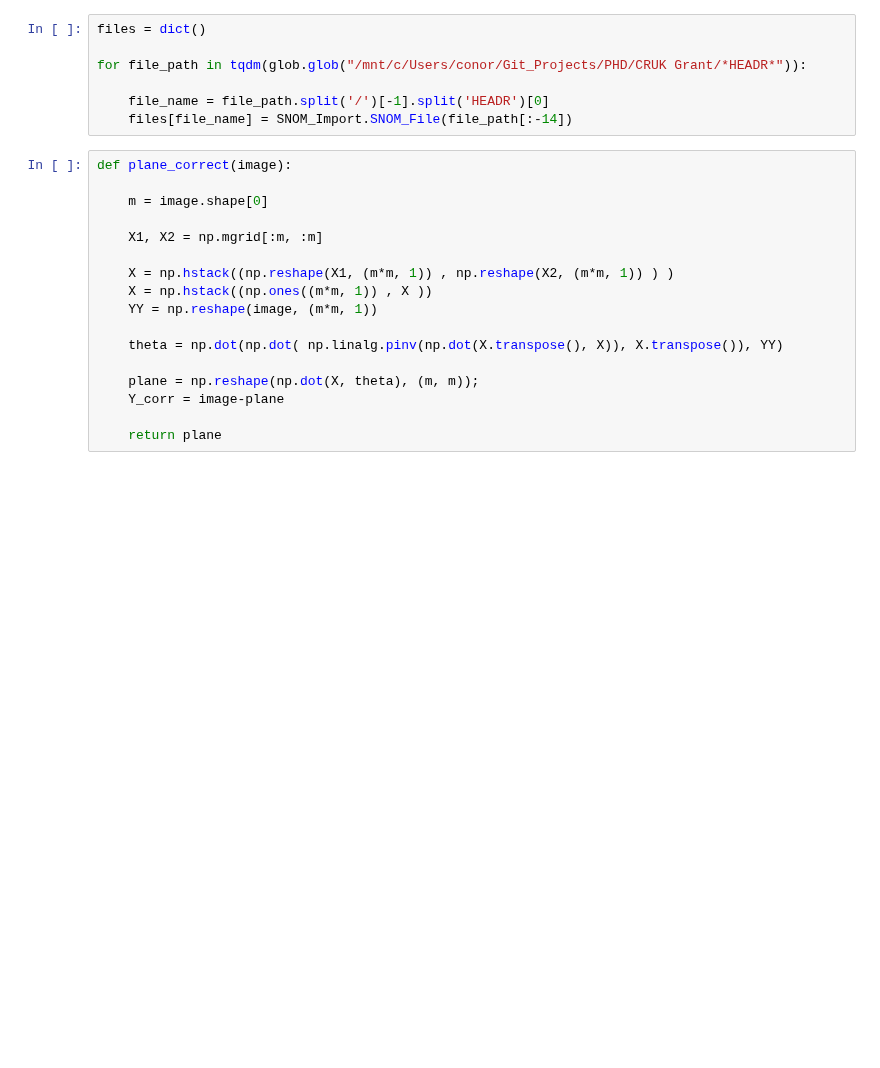
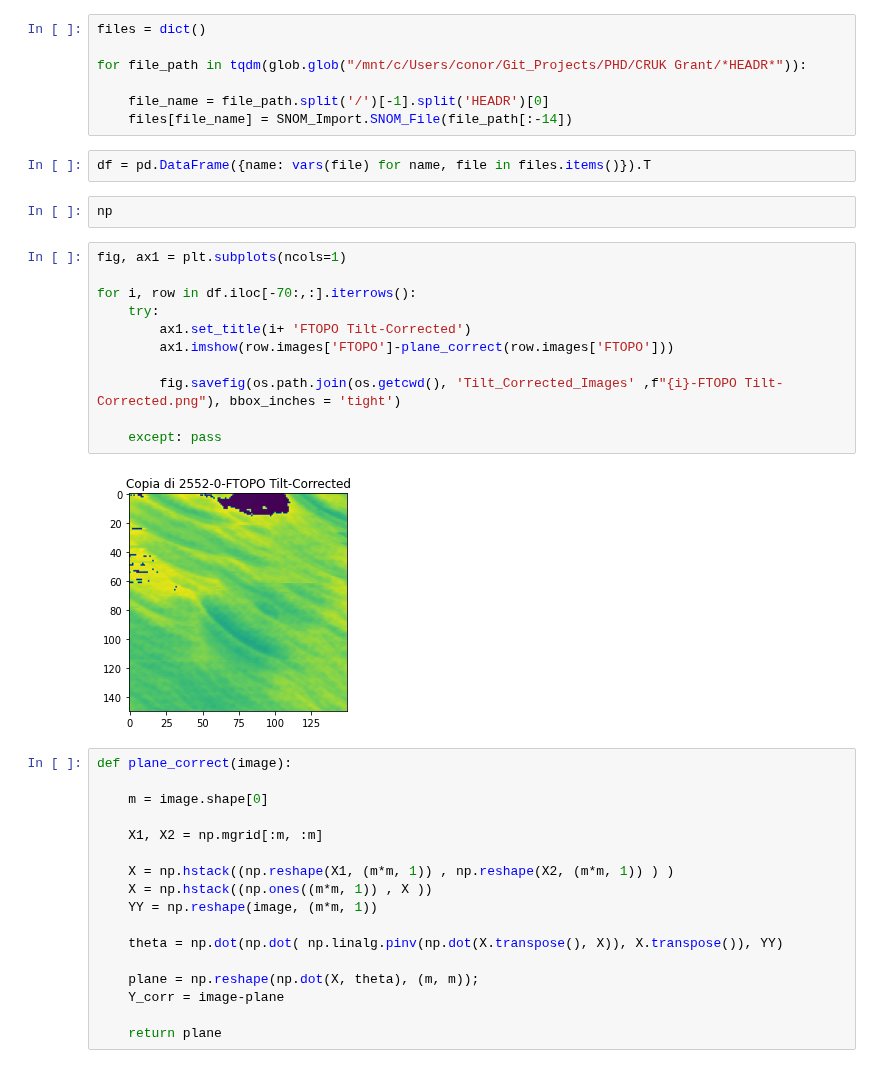
Before and after one commit to c-whitley/PHD, a Jupyter notebook: SNOM_Tilt_Correction.ipynb, the cells around one changed output. Cells and saved outputs as stored; diff of their text form; blank space fills up the shorter version.

```diff
--- a/SNOM_Tilt_Correction.ipynb
+++ b/SNOM_Tilt_Correction.ipynb
@@ -22,6 +23,23 @@ for file_path in tqdm(glob.glob("/mnt/c/Users/conor/Git_Projects/PHD/CRUK Grant/
 
     file_name = file_path.split('/')[-1].split('HEADR')[0]
     files[file_name] = SNOM_Import.SNOM_File(file_path[:-14])
+# %%
+df = pd.DataFrame({name: vars(file) for name, file in files.items()}).T
+# %%
+np
+# %%
+fig, ax1 = plt.subplots(ncols=1)
+
+for i, row in df.iloc[-70:,:].iterrows():
+    try:
+        ax1.set_title(i+ 'FTOPO Tilt-Corrected')
+        ax1.imshow(row.images['FTOPO']-plane_correct(row.images['FTOPO']))
+
+        fig.savefig(os.path.join(os.getcwd(), 'Tilt_Corrected_Images' ,f"{i}-FTOPO Tilt-Corrected.png"), bbox_inches = 'tight')
+
+    except: pass
+# %% [output]
+[figure, added]
 # %%
 def plane_correct(image):
 
```
Also changed, not shown: parts of 1 cell of this notebook, 2 other files.
